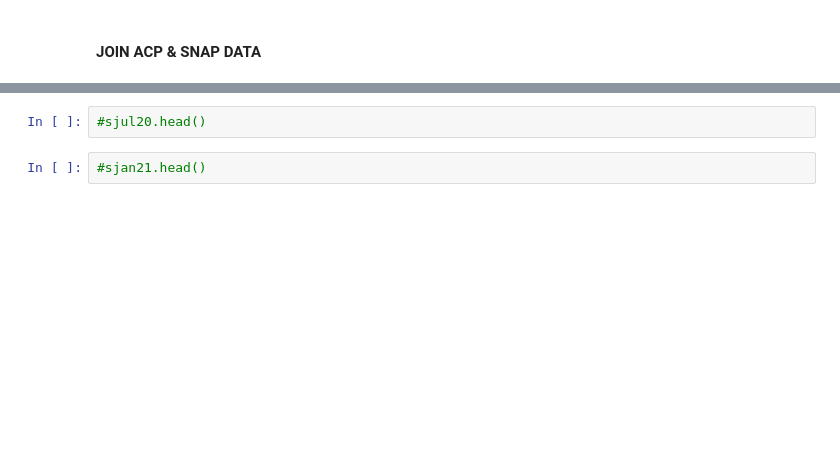
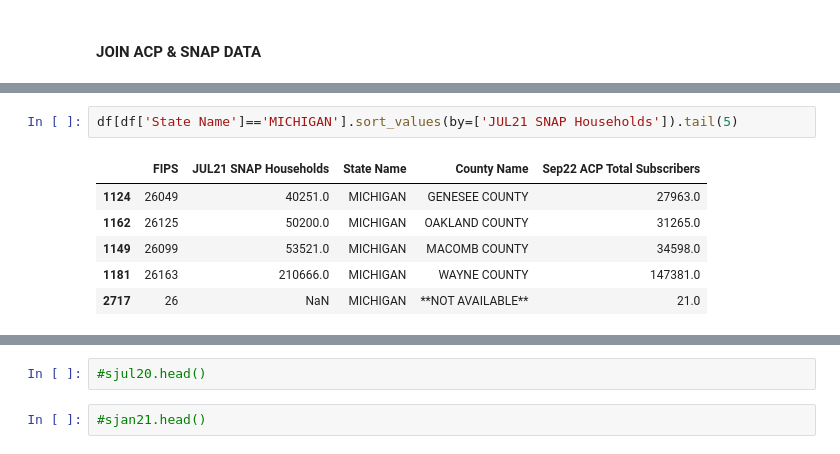
Before and after one commit to datakind/BDT_DataDive_Dec22, a Jupyter notebook: notebooks/ACP Uptake vs SNAP Uptake.ipynb, the cells around one changed output, grey strips where cells are left out. Cells and saved outputs as stored; diff of their text form; blank space fills up the shorter version.

```diff
--- a/notebooks/ACP Uptake vs SNAP Uptake.ipynb
+++ b/notebooks/ACP Uptake vs SNAP Uptake.ipynb
@@ -334,0 +401,9 @@ KeyError: 'FIPS Code'
+# %%
+df[df['State Name']=='MICHIGAN'].sort_values(by=['JUL21 SNAP Households']).tail(5)
+# %% [output]
+|  | FIPS | JUL21 SNAP Households | State Name | County Name | Sep22 ACP Total Subscribers |
+| 1124 | 26049 | 40251.0 | MICHIGAN | GENESEE COUNTY | 27963.0 |
+| 1162 | 26125 | 50200.0 | MICHIGAN | OAKLAND COUNTY | 31265.0 |
+| 1149 | 26099 | 53521.0 | MICHIGAN | MACOMB COUNTY | 34598.0 |
+| 1181 | 26163 | 210666.0 | MICHIGAN | WAYNE COUNTY | 147381.0 |
+| 2717 | 26 | NaN | MICHIGAN | **NOT AVAILABLE** | 21.0 |
```
Also changed, not shown: parts of 22 cells of this notebook, 3 other files.
